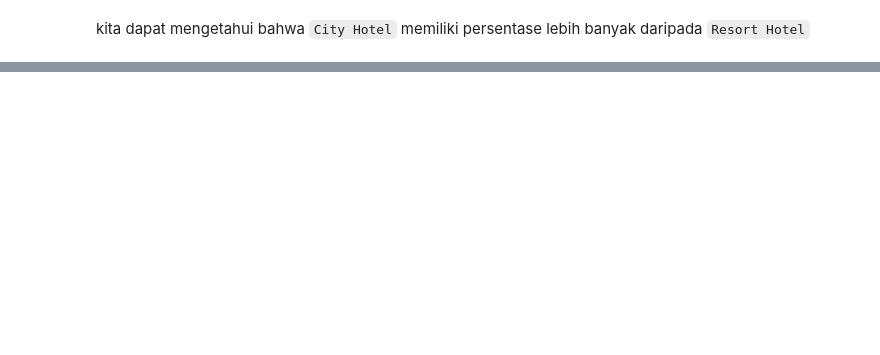
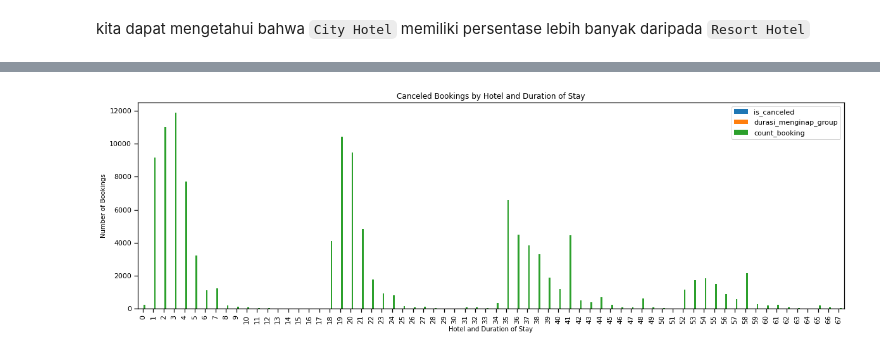
Before and after one commit to Hana5i/Hotel-Business-Insight-Portfolio, a Jupyter notebook: Hotel Business/Hotel Business Insight.ipynb, the cells around one changed output, grey strips where cells are left out. Drawn from its saved outputs; the diff is of its cells as text; code cells hidden in the pictures; blank space fills up the shorter version.

```diff
--- a/Hotel Business/Hotel Business Insight.ipynb
+++ b/Hotel Business/Hotel Business Insight.ipynb
@@ -260,0 +395,4 @@ fig.show()
+# %%
+# Total waktu menginap pengunjung
+df['Jumlah_Waktu_menginap']= df['stays_in_weekdays_nights']+ df['stays_in_weekend_nights']
+df_menginap = df.copy()
@@ -260,0 +411,7 @@ fig.show()
+# %%
+# Membuat kolom baru 'durasi_menginap_group'
+df_menginap['durasi_menginap_group'] = np.where(df_menginap['Jumlah_Waktu_menginap'] > 21, 21,
+                                       np.where(df_menginap['Jumlah_Waktu_menginap'] > 14, 15, df_menginap['Jumlah_Waktu_menginap']))
+
+# Menampilkan frekuensi dari setiap kelompok durasi menginap
+print(df_menginap['durasi_menginap_group'].value_counts())
@@ -260,0 +508,24 @@ fig.show()
+# %%
+# rasio pembatalan pesanan terhadap durasi menginap untuk setiap tipe hotel
+# Reshape the data from the Series to a DataFrame
+df_agg = df_menginap.groupby(['hotel', 'is_canceled', 'durasi_menginap_group'])['arrival_date_month'].count().reset_index(name='count_booking')
+df1_agg = df_agg.pivot_table(index=['hotel', 'durasi_menginap_group'], columns='is_canceled', values='count_booking').reset_index()
+df1_agg.columns = ['hotel_type', 'durasi_menginap_group', 'no_canceled', 'are_canceled']
+df1_agg['bookings'] = df1_agg['no_canceled']+df1_agg['are_canceled']
+#df1_agg['count_canceled'] = df1_agg['are_canceled']*100.0/(df1_agg['bookings'])
+df1_agg['count_canceled'] = round(df1_agg['are_canceled']*100.0/(df1_agg['no_canceled']+df1_agg['are_canceled']), 2)
+
+
+# Plot the stacked bar chart
+fig, ax = plt.subplots(figsize=(20, 6))
+df_agg.plot(kind='bar', ax=ax)
+
+# Set the chart title and axis labels
+ax.set_title('Canceled Bookings by Hotel and Duration of Stay')
+ax.set_xlabel('Hotel and Duration of Stay')
+ax.set_ylabel('Number of Bookings')
+
+# Display the chart
+plt.show()
+# %% [output]
+[figure, added]
```
Also changed, not shown: parts of 43 cells of this notebook.
